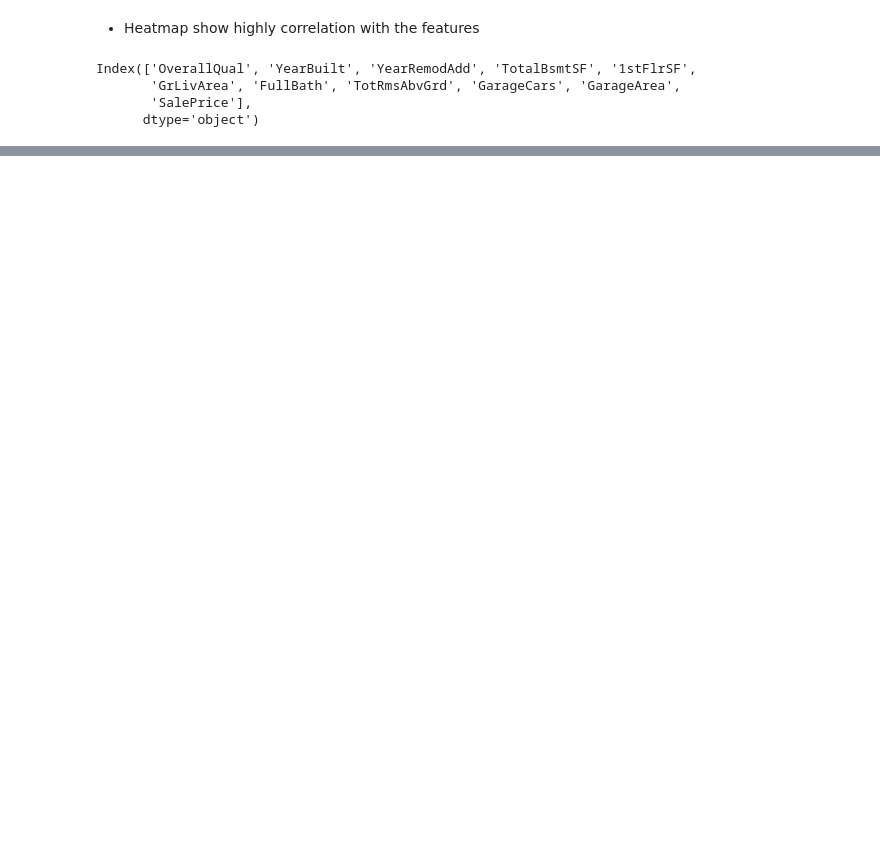
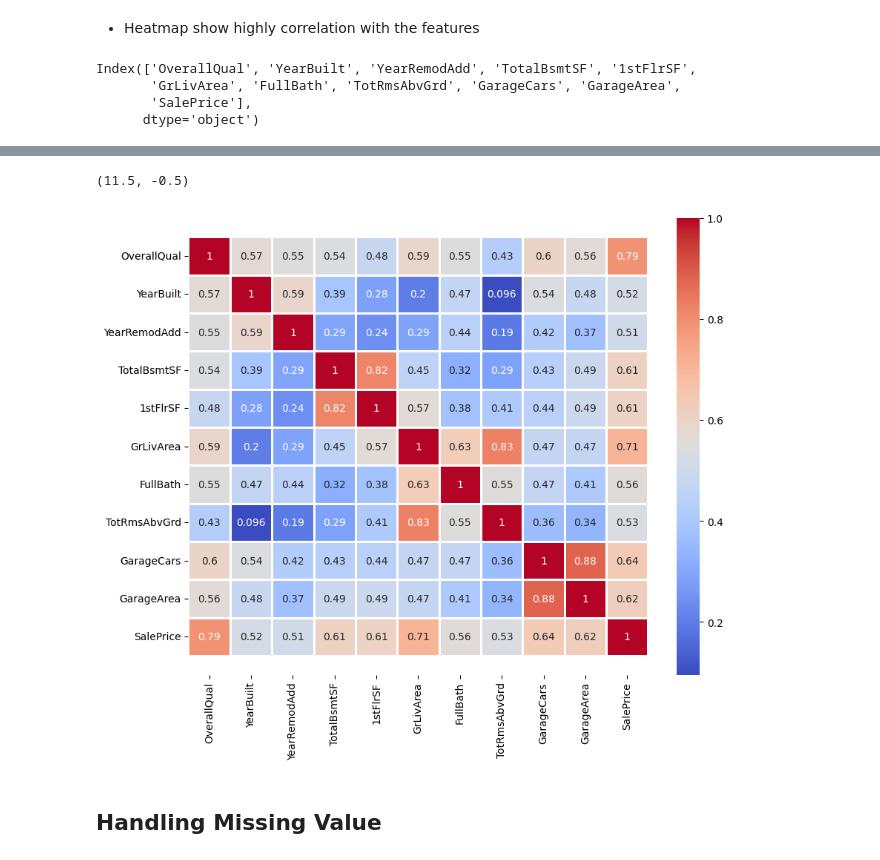
Before and after one commit to Divya13-lab/Git_Projects, a Jupyter notebook: Machine_Learning_Projects/Advance_house_price_pre_reg.ipynb, the cells around one changed output, grey strips where cells are left out. Saved outputs shown, nothing was run; the diff lists cells and outputs as text; code cells hidden in the pictures; blank space fills up the shorter version.

```diff
--- a/Machine_Learning_Projects/Advance_house_price_pre_reg.ipynb
+++ b/Machine_Learning_Projects/Advance_house_price_pre_reg.ipynb
@@ -303,0 +314,12 @@ Index(['OverallQual', 'YearBuilt', 'YearRemodAdd', 'TotalBsmtSF', '1stFlrSF',
+# %%
+plt.figure(figsize= (10,8))
+hig_cor_plot= sns.heatmap(train_df[hig_cor_feature].corr(), cmap = 'coolwarm', annot= True, linewidth= 2)
+# cor_plot= sns.heatmap(train_df.corr(), cmap = 'coolwarm', annot= True, linewidth= 2, linecolor= 'skyblue')
+
+bottom, top= hig_cor_plot.get_ylim()
+hig_cor_plot.set_ylim(bottom + 0.5, top - 0.5)
+# %% [output]
+(11.5, -0.5)
+[figure, added]
+# %% [markdown]
+## Handling Missing Value
```
Also changed, not shown: parts of 57 cells of this notebook, 14 other files.
